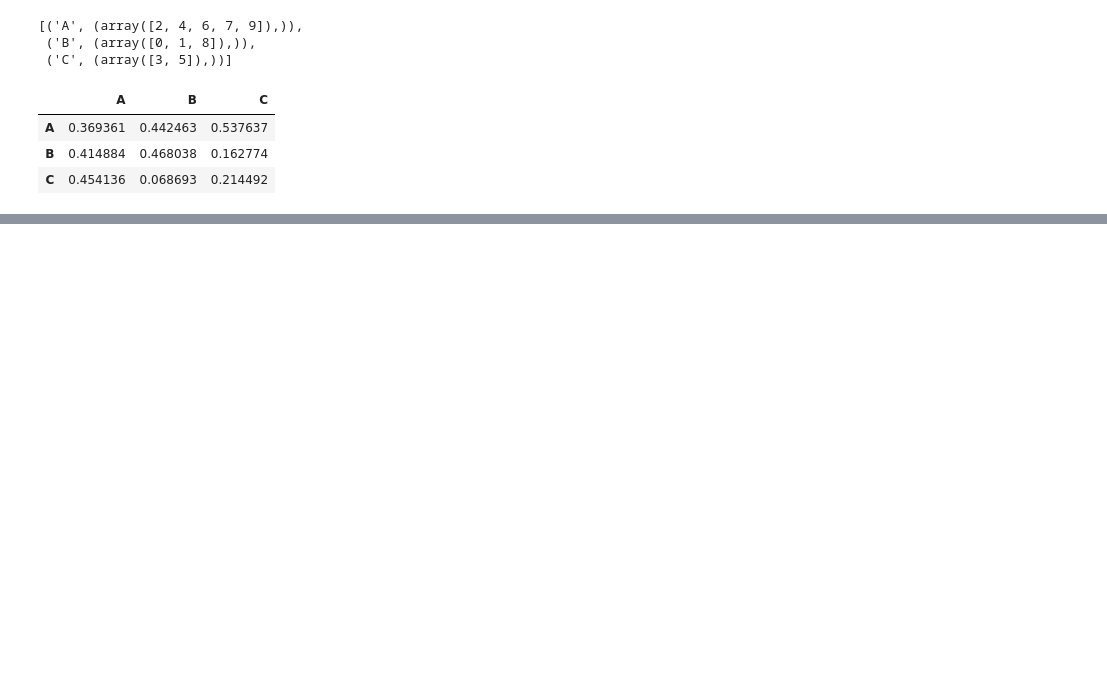
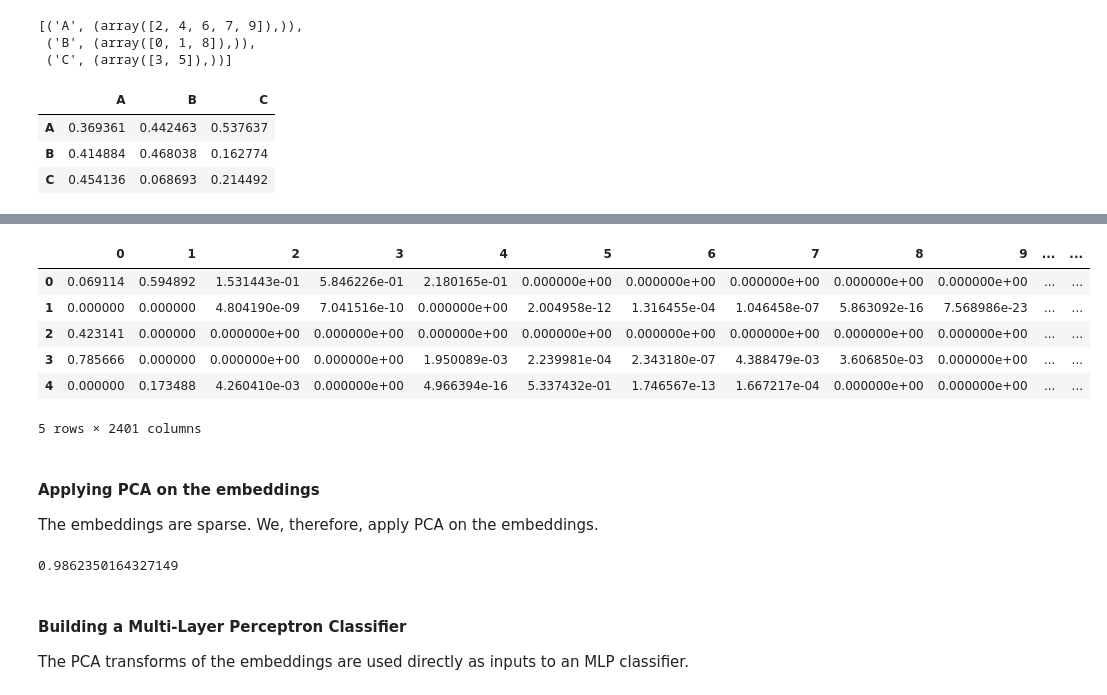
Before and after one commit to cran2367/sgt, a Jupyter notebook: python/sgt.ipynb, the cells around one changed output, grey strips where cells are left out. Cells and saved outputs as stored; diff of their text form; code cells hidden in the pictures; blank space fills up the shorter version.

```diff
--- a/python/sgt.ipynb
+++ b/python/sgt.ipynb
@@ -222,0 +217,3 @@ array(['B', 'B', 'A', 'C', 'A', 'C', 'A', 'A', 'B', 'A'], dtype='<U1')
+# %%
+darpa_data = pd.DataFrame.from_csv('../data/darpa_data.csv')
+darpa_data.columns
@@ -222,0 +222,3 @@ array(['B', 'B', 'A', 'C', 'A', 'C', 'A', 'A', 'B', 'A'], dtype='<U1')
+# %%
+X = darpa_data['seq']
+sequences = [x.split('~') for x in X]
@@ -222,0 +233,29 @@ array(['B', 'B', 'A', 'C', 'A', 'C', 'A', 'A', 'B', 'A'], dtype='<U1')
+# %%
+sgt_darpa = Sgt(kappa = 5, lengthsensitive = True)
+# %%
+embedding = sgt_darpa.fit_transform(corpus=sequences)
+# %%
+pd.DataFrame(embedding).to_csv(path_or_buf='tmp.csv', index=False)
+pd.DataFrame(embedding).head()
+# %% [output]
+|  | 0 | 1 | 2 | 3 | 4 | 5 | 6 | 7 | 8 | 9 | ... | ... |
+| 0 | 0.069114 | 0.594892 | 1.531443e-01 | 5.846226e-01 | 2.180165e-01 | 0.000000e+00 | 0.000000e+00 | 0.000000e+00 | 0.000000e+00 | 0.000000e+00 | ... | ... |
+| 1 | 0.000000 | 0.000000 | 4.804190e-09 | 7.041516e-10 | 0.000000e+00 | 2.004958e-12 | 1.316455e-04 | 1.046458e-07 | 5.863092e-16 | 7.568986e-23 | ... | ... |
+| 2 | 0.423141 | 0.000000 | 0.000000e+00 | 0.000000e+00 | 0.000000e+00 | 0.000000e+00 | 0.000000e+00 | 0.000000e+00 | 0.000000e+00 | 0.000000e+00 | ... | ... |
+| 3 | 0.785666 | 0.000000 | 0.000000e+00 | 0.000000e+00 | 1.950089e-03 | 2.239981e-04 | 2.343180e-07 | 4.388479e-03 | 3.606850e-03 | 0.000000e+00 | ... | ... |
+| 4 | 0.000000 | 0.173488 | 4.260410e-03 | 0.000000e+00 | 4.966394e-16 | 5.337432e-01 | 1.746567e-13 | 1.667217e-04 | 0.000000e+00 | 0.000000e+00 | ... | ... |
+5 rows × 2401 columns
+# %% [markdown]
+#### Applying PCA on the embeddings
+The embeddings are sparse. We, therefore, apply PCA on the embeddings.
+# %%
+from sklearn.decomposition import PCA
+pca = PCA(n_components=35)
+pca.fit(embedding)
+X = pca.transform(embedding)
+print(np.sum(pca.explained_variance_ratio_))
+# %% [output]
+0.9862350164327149
+# %% [markdown]
+#### Building a Multi-Layer Perceptron Classifier
+The PCA transforms of the embeddings are used directly as inputs to an MLP classifier.
```
Also changed, not shown: parts of 40 cells of this notebook, 26 other files.
